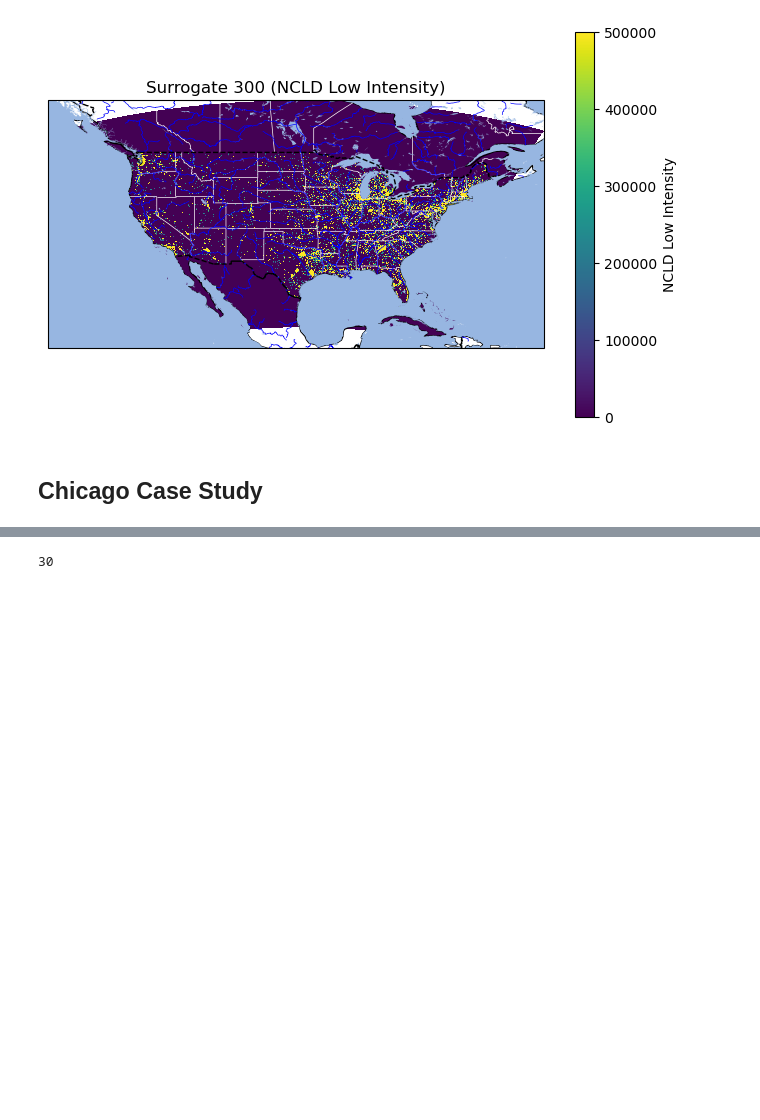
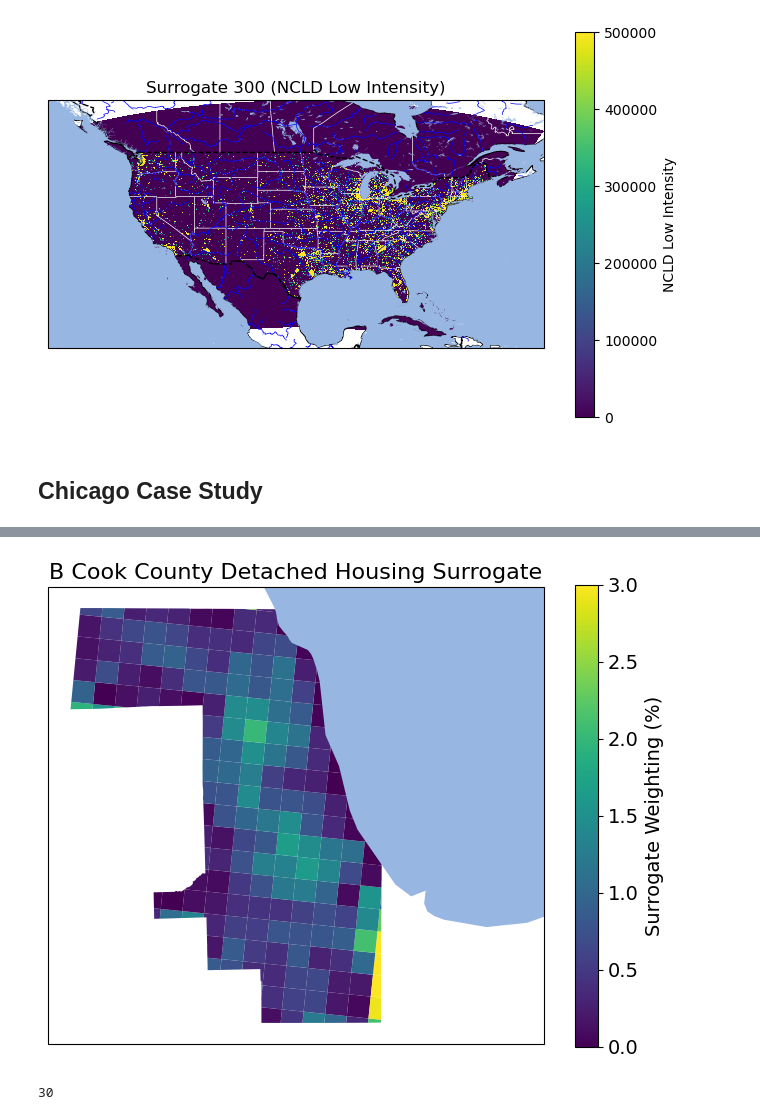
Before and after one commit to kyanshlipak/RWC, a Jupyter notebook: SMOKE_sensitivity_analyses/SurrogatePlots.ipynb, the cells around one changed output, grey strips where cells are left out. Saved outputs shown, nothing was run; the diff lists cells and outputs as text; code cells hidden in the pictures; blank space fills up the shorter version.

```diff
--- a/SMOKE_sensitivity_analyses/SurrogatePlots.ipynb
+++ b/SMOKE_sensitivity_analyses/SurrogatePlots.ipynb
@@ -523,3 +534,16 @@ ax  = plot_gdf_in_county(data = data,
+# %%
+ax  = plot_gdf_in_county(data = data3,
+                   bounds = coords,
+                   lat_2016 = lat_2016,
+                   lon_2016 = lon_2016,
+                   counties_gdf = counties_gdf,
+                   county_name = "Cook",
+                   statefp = "17",
+                    vs=[0, 3],
+                    label="Surrogate Weighting (%)",
+                    title="B Cook County Detached Housing Surrogate")
+# %% [output]
+[figure, added]
 # %%
 ax.get_legend()
 # %%
```
Also changed, not shown: parts of 7 cells of this notebook.
